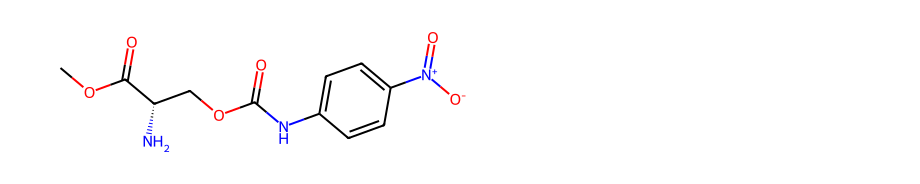
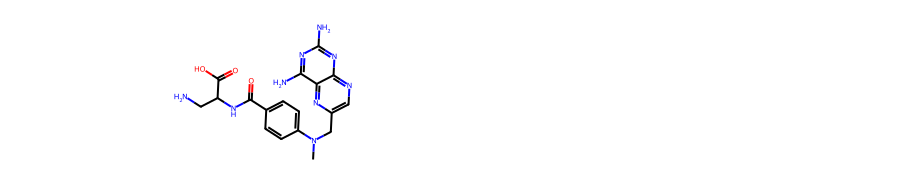
Before and after one commit to ersilia-os/chembl-antimicrobial-tasks, a Jupyter notebook: notebooks/standardize.ipynb, the cells around one changed output. Drawn from its saved outputs; the diff is of its cells as text; code cells hidden in the pictures.

```diff
--- a/notebooks/standardize.ipynb
+++ b/notebooks/standardize.ipynb
@@ -19,4 +66,4 @@ Chem.MolFromSmiles("COC(=O)[C@@H](N)COC(=O)Nc1ccc([N+](=O)[O-])cc1.Cl")
 # %%
-Chem.MolFromSmiles("COC(=O)[C@@H](N)COC(=O)Nc1ccc([N+](=O)[O-])cc1")
+Chem.MolFromSmiles("CN(Cc1cnc2nc(N)nc(N)c2n1)c1ccc(C(=O)NC(CN)C(=O)O)cc1")
 # %% [output]
-[figure, old version]
+[figure, new version]
```
Also changed, not shown: parts of 12 cells of this notebook, 16 other files.
